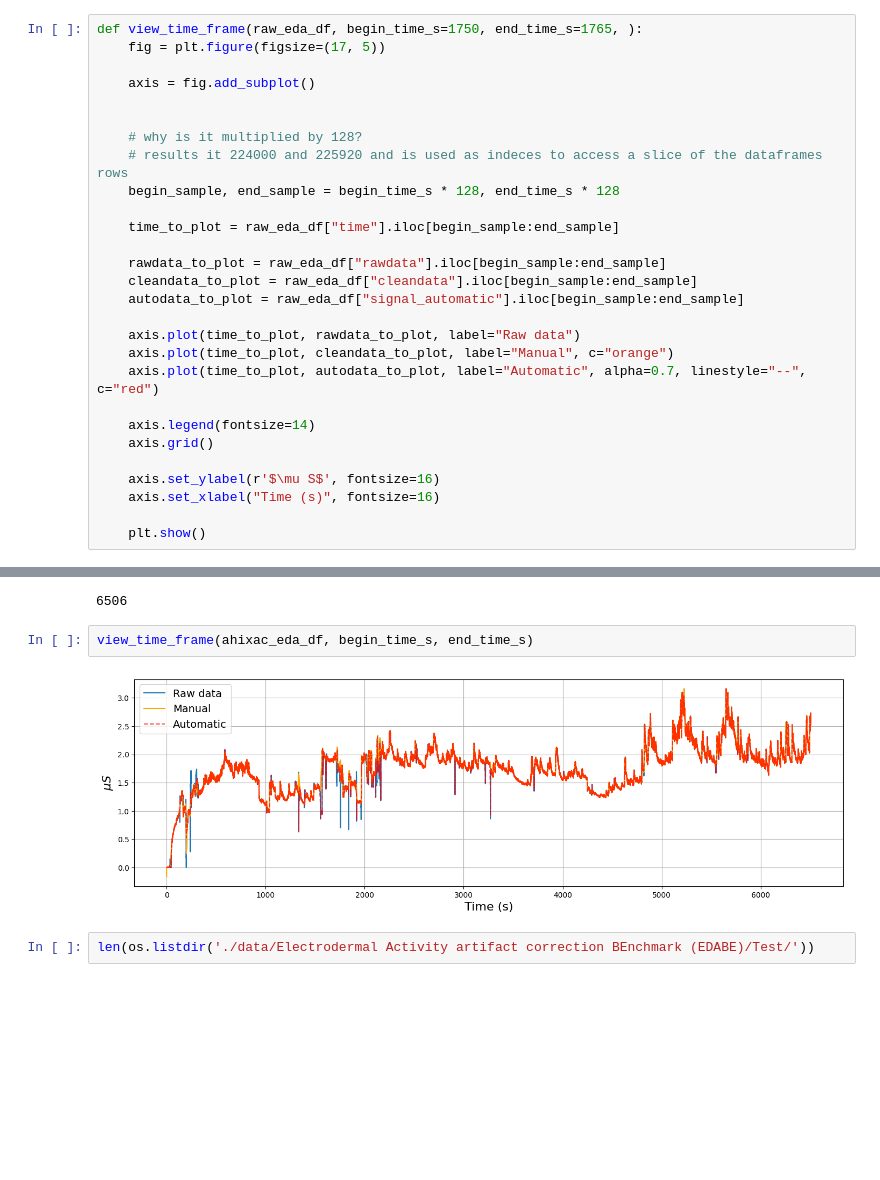
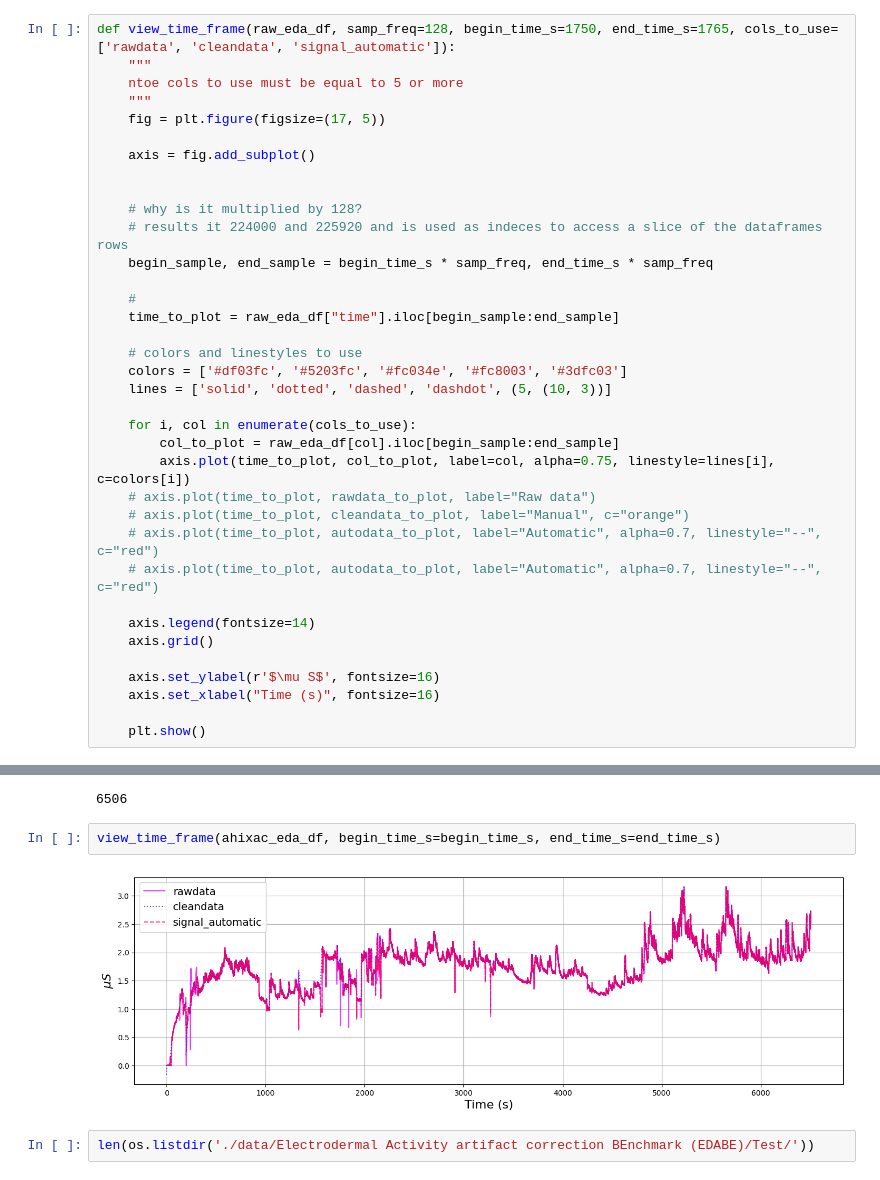
Before and after one commit to 08Aristodemus24/thesis-writing-1, a Jupyter notebook: eda-signal-classifier/experiementation.ipynb, the cells around one changed output, grey strips where cells are left out. Drawn from its saved outputs; the diff is of its cells as text; blank space fills up the shorter version.

```diff
--- a/eda-signal-classifier/experiementation.ipynb
+++ b/eda-signal-classifier/experiementation.ipynb
@@ -29,7 +31,10 @@ raw_eda_df
 | 765044 | 5976.906250 | 0.011322 | 0.011322 | 0.0 | 0.011322 | 0.0 | 0.0 |
 765045 rows × 7 columns
 # %%
-def view_time_frame(raw_eda_df, begin_time_s=1750, end_time_s=1765, ):
+def view_time_frame(raw_eda_df, samp_freq=128, begin_time_s=1750, end_time_s=1765, cols_to_use=['rawdata', 'cleandata', 'signal_automatic']):
+    """
+    ntoe cols to use must be equal to 5 or more
+    """
     fig = plt.figure(figsize=(17, 5))
 
     axis = fig.add_subplot()
@@ -37,17 +42,22 @@ def view_time_frame(raw_eda_df, begin_time_s=1750, end_time_s=1765, ):
 
     # why is it multiplied by 128?
     # results it 224000 and 225920 and is used as indeces to access a slice of the dataframes rows
-    begin_sample, end_sample = begin_time_s * 128, end_time_s * 128
+    begin_sample, end_sample = begin_time_s * samp_freq, end_time_s * samp_freq
 
+    #
     time_to_plot = raw_eda_df["time"].iloc[begin_sample:end_sample]
 
-    rawdata_to_plot = raw_eda_df["rawdata"].iloc[begin_sample:end_sample]
-    cleandata_to_plot = raw_eda_df["cleandata"].iloc[begin_sample:end_sample]
-    autodata_to_plot = raw_eda_df["signal_automatic"].iloc[begin_sample:end_sample]
+    # colors and linestyles to use
+    colors = ['#df03fc', '#5203fc', '#fc034e', '#fc8003', '#3dfc03']
+    lines = ['solid', 'dotted', 'dashed', 'dashdot', (5, (10, 3))]
 
-    axis.plot(time_to_plot, rawdata_to_plot, label="Raw data")
-    axis.plot(time_to_plot, cleandata_to_plot, label="Manual", c="orange")
-    axis.plot(time_to_plot, autodata_to_plot, label="Automatic", alpha=0.7, linestyle="--", c="red")
+    for i, col in enumerate(cols_to_use):
+        col_to_plot = raw_eda_df[col].iloc[begin_sample:end_sample]
+        axis.plot(time_to_plot, col_to_plot, label=col, alpha=0.75, linestyle=lines[i], c=colors[i])
+    # axis.plot(time_to_plot, rawdata_to_plot, label="Raw data")
+    # axis.plot(time_to_plot, cleandata_to_plot, label="Manual", c="orange")
+    # axis.plot(time_to_plot, autodata_to_plot, label="Automatic", alpha=0.7, linestyle="--", c="red")
+    # axis.plot(time_to_plot, autodata_to_plot, label="Automatic", alpha=0.7, linestyle="--", c="red")
 
     axis.legend(fontsize=14)
     axis.grid()
@@ -244,9 +254,9 @@ end_time_s
 # %% [output]
 6506
 # %%
-view_time_frame(ahixac_eda_df, begin_time_s, end_time_s)
+view_time_frame(ahixac_eda_df, begin_time_s=begin_time_s, end_time_s=end_time_s)
 # %% [output]
-[figure, old version]
+[figure, new version]
 # %%
 len(os.listdir('./data/Electrodermal Activity artifact correction BEnchmark (EDABE)/Test/'))
 # %% [output]
```
Also changed, not shown: parts of 40 cells of this notebook.
